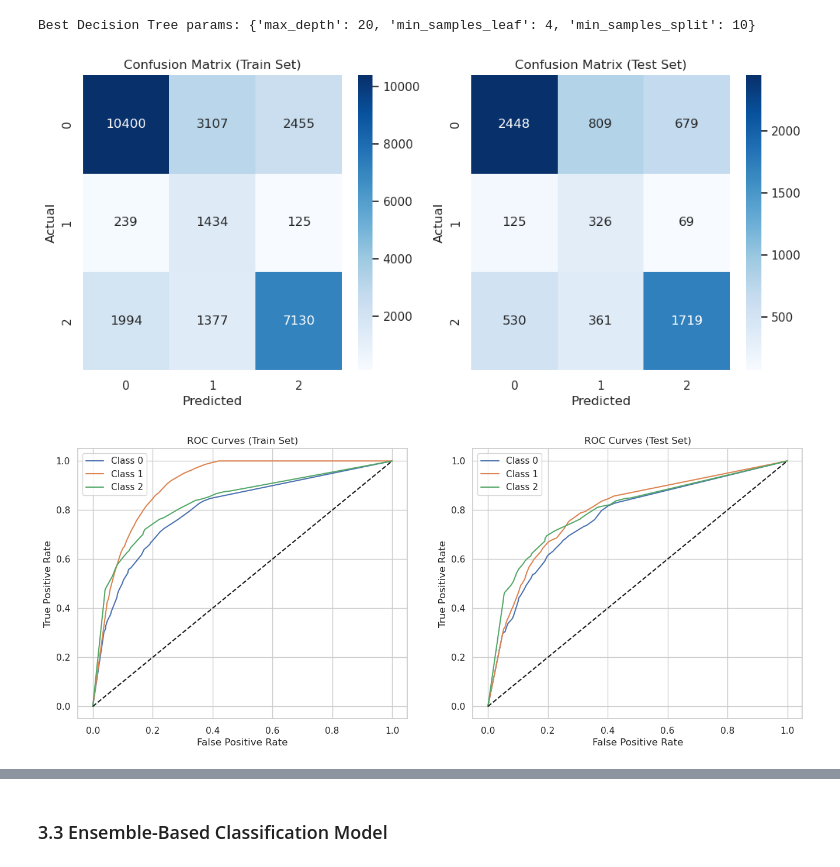
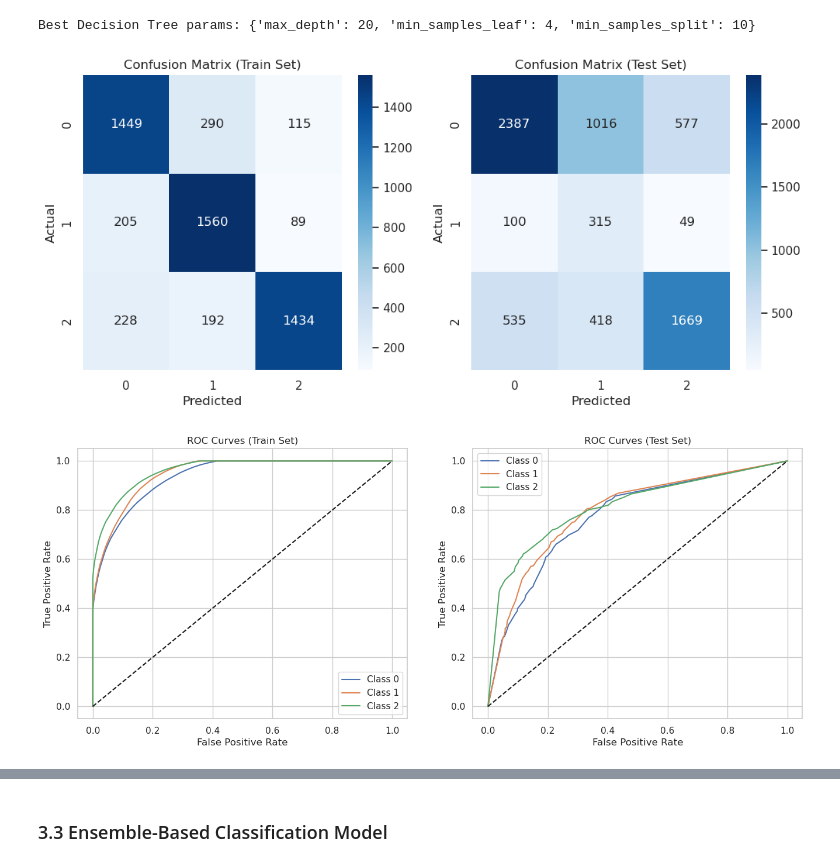
Before and after one commit to mwakad/supervised-ml-classifiers-for-predicting-water-wells-condition, a Jupyter notebook: index.ipynb, the cells around one changed output, grey strips where cells are left out. Drawn from its saved outputs; the diff is of its cells as text; code cells hidden in the pictures.

```diff
--- a/index.ipynb
+++ b/index.ipynb
@@ -528,10 +492,11 @@ Shape of y_test_bin: (7066, 3)
 # %% [markdown]
 #### 3.1.2 Tuned Logistic Regression Model
 # %%
-# Hyperparameter tuning
+# Hyperparameter tuning for Logistic Regression (Tuned Model)
+from sklearn.model_selection import GridSearchCV
 param_grid = {'C': [0.01, 0.1, 1, 10, 100]}
-gs = GridSearchCV(LogisticRegression(max_iter=1000, random_state=42), param_grid, cv=5, scoring='f1_macro', n_jobs=-1)
-gs.fit(X_train, y_train)
+gs = GridSearchCV(LogisticRegression(max_iter=1000, random_state=42), param_grid, cv=5, scoring='f1_weighted', n_jobs=-1)
+gs.fit(X_train_final, y_train_bal)
 print(f"Best parameters: {gs.best_params_}")
 # %% [output]
 Best parameters: {'C': 100}
@@ -682,7 +639,7 @@ from sklearn.tree import DecisionTreeClassifier
 
 # Train Decision Tree
 dt = DecisionTreeClassifier(random_state=42, criterion='gini')
-dt.fit(X_train_bal, y_train_bal)
+dt.fit(X_train_final, y_train_bal)
 # %% [output]
 DecisionTreeClassifier(random_state=42)
 # %%
@@ -753,43 +710,43 @@ param_grid_dt = {
     'min_samples_split': [2, 5, 10],
     'min_samples_leaf': [1, 2, 4]
 }
-gs_dt = GridSearchCV(DecisionTreeClassifier(random_state=42, criterion='gini'), param_grid_dt, cv=5, scoring='f1_macro', n_jobs=-1)
-gs_dt.fit(X_train_bal, y_train_bal)
+gs_dt = GridSearchCV(DecisionTreeClassifier(random_state=42, criterion='gini'), param_grid_dt, cv=5, scoring='f1_weighted', n_jobs=-1)
+gs_dt.fit(X_train_final, y_train_bal)
 print(f"Best Decision Tree params: {gs_dt.best_params_}")
 # %% [output]
 Best Decision Tree params: {'max_depth': 20, 'min_samples_leaf': 4, 'min_samples_split': 10}
 # %%
 # Predict on train and test sets
-y_pred_dt_gs_train = gs_dt.predict(X_train)
-y_proba_dt_gs_train = gs_dt.predict_proba(X_train)
-y_pred_dt_gs = gs_dt.predict(X_test)
-y_proba_dt_gs = gs_dt.predict_proba(X_test)
+y_pred_dt_gs_train = gs_dt.predict(X_train_final)
+y_proba_dt_gs_train = gs_dt.predict_proba(X_train_final)
+y_pred_dt_gs = gs_dt.predict(X_test_final)
+y_proba_dt_gs = gs_dt.predict_proba(X_test_final)
 # %%
 # Confusion matrices for Tuned Decision Tree Classifier in prediciting for both train and test sets
-cm_train = confusion_matrix(y_train, y_pred_dt_gs_train)
-cm_test = confusion_matrix(y_test, y_pred_dt_gs)
+cm_train = confusion_matrix(y_train_bal, y_pred_dt_gs_train)
+cm_test = confusion_matrix(y_test_enc, y_pred_dt_gs)
 
 fig, axes = plt.subplots(1, 2, figsize=(12, 5))
 sns.heatmap(cm_train, annot=True, fmt='d', cmap='Blues', ax=axes[0])
 axes[0].set_title('Confusion Matrix (Train Set)')
 axes[0].set_xlabel('Predicted')
 axes[0].set_ylabel('Actual')
 
 sns.heatmap(cm_test, annot=True, fmt='d', cmap='Blues', ax=axes[1])
 axes[1].set_title('Confusion Matrix (Test Set)')
 axes[1].set_xlabel('Predicted')
 axes[1].set_ylabel('Actual')
 
-plt.savefig("./images/confusion_matrices-tuned-decision-tree-classifier.png", dpi=500, bbox_inches='tight', facecolor='white')
+plt.savefig("./images/confusion_matrices-tuned-decision-tree-classifier.png", dpi=600, bbox_inches='tight', facecolor='white')
 plt.show()
 # %% [output]
-[figure, old version]
+[figure, new version]
 # %%
 # ROC Curves for Tuned Decision Tree Classifier in predicitng both train and test sets
 from sklearn.preprocessing import label_binarize
 n_classes = len(np.unique(y))
-y_train_bin = label_binarize(y_train, classes=range(n_classes))
-y_test_bin = label_binarize(y_test, classes=range(n_classes))
+y_train_bin = label_binarize(y_train_bal, classes=range(n_classes))
+y_test_bin = label_binarize(y_test_enc, classes=range(n_classes))
 
 fig, axes = plt.subplots(1, 2, figsize=(16, 6))
 
@@ -813,9 +770,9 @@ axes[1].set_ylabel('True Positive Rate')
 axes[1].set_title('ROC Curves (Test Set)')
 axes[1].legend()
 
-plt.savefig("./images/roc-curves-tuned-decision-tree-classifier.png", dpi=500, bbox_inches='tight', facecolor='white')
+plt.savefig("./images/roc-curves-tuned-decision-tree-classifier.png", dpi=600, bbox_inches='tight', facecolor='white')
 plt.show()
 # %% [output]
-[figure, old version]
+[figure, new version]
 # %%
 # Compute metrics for Untuned Decision Tree Classifier
```
Also changed, not shown: parts of 58 cells of this notebook.
